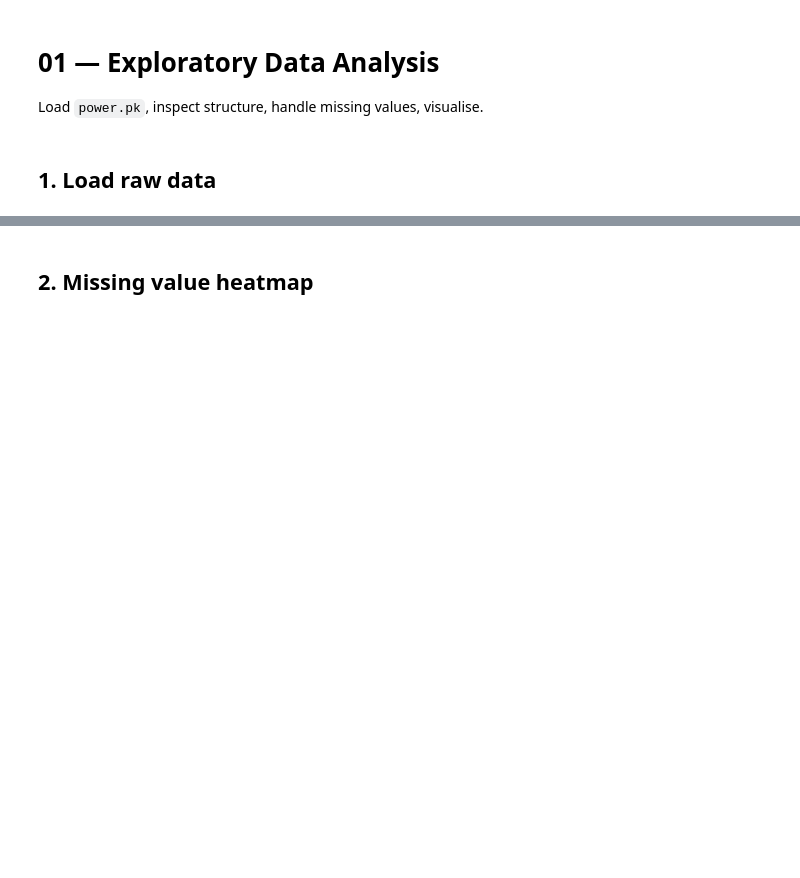
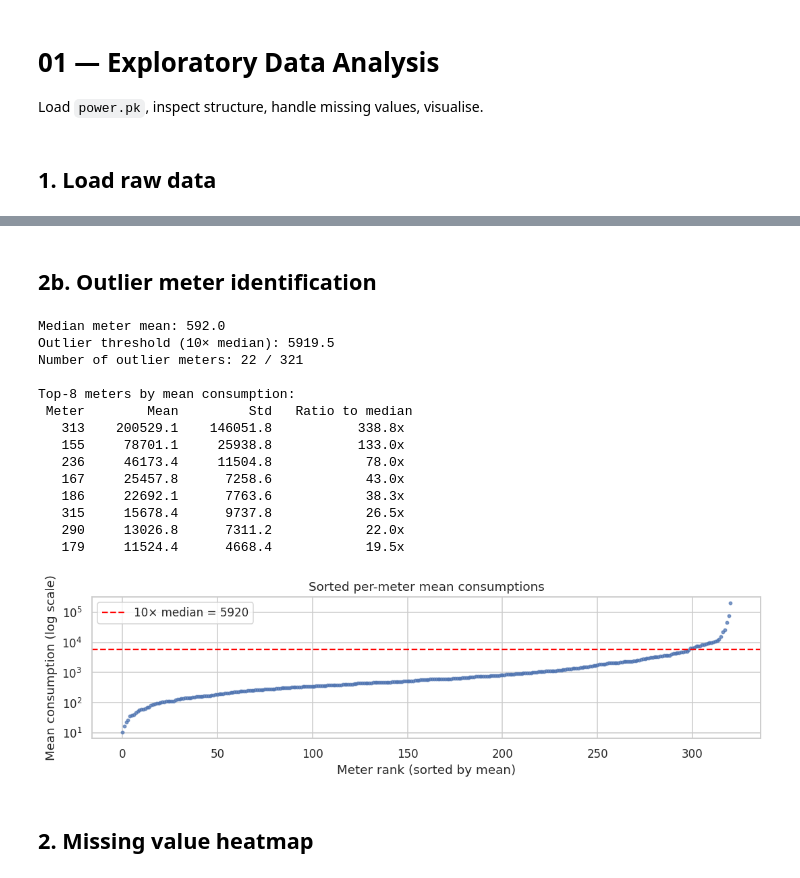
Before and after one commit to ncapac/tesina, a Jupyter notebook: notebooks/01_eda.ipynb, the cells around one changed output, grey strips where cells are left out. Drawn from its saved outputs; the diff is of its cells as text; code cells hidden in the pictures; blank space fills up the shorter version.

```diff
--- a/notebooks/01_eda.ipynb
+++ b/notebooks/01_eda.ipynb
@@ -37,3 +56,50 @@ print(f'Meters with >10% NaN: {(df.isna().mean() > 0.1).sum()}')
+# %% [markdown]
+## 2b. Outlier meter identification
+# %%
+meter_means = np.nanmean(df.values, axis=0)
+meter_stds  = np.nanstd(df.values, axis=0)
+p50 = np.nanmedian(meter_means)
+
+# Define threshold: >10x the median
+outlier_thresh = 10 * p50
+outlier_mask   = meter_means > outlier_thresh
+print(f'Median meter mean: {p50:.1f}')
+print(f'Outlier threshold (10× median): {outlier_thresh:.1f}')
+print(f'Number of outlier meters: {outlier_mask.sum()} / {N}')
+
+top_n = 8
+top_idx = np.argsort(meter_means)[-top_n:][::-1]
+print(f'\nTop-{top_n} meters by mean consumption:')
+print(f"{'Meter':>6}  {'Mean':>10}  {'Std':>10}  {'Ratio to median':>16}")
+for m in top_idx:
+    print(f'{m:>6}  {meter_means[m]:>10.1f}  {meter_stds[m]:>10.1f}  {meter_means[m]/p50:>14.1f}x')
+
+fig, ax = plt.subplots(figsize=(10, 3))
+ax.scatter(range(N), np.sort(meter_means), s=8, alpha=0.7)
+ax.axhline(outlier_thresh, color='red', linestyle='--', label=f'10× median = {outlier_thresh:.0f}')
+ax.set_yscale('log')
+ax.set_xlabel('Meter rank (sorted by mean)')
+ax.set_ylabel('Mean consumption (log scale)')
+ax.set_title('Sorted per-meter mean consumptions')
+ax.legend()
+plt.tight_layout()
+plt.show()
+# %% [output]
+Median meter mean: 592.0
+Outlier threshold (10× median): 5919.5
+Number of outlier meters: 22 / 321
+
+Top-8 meters by mean consumption:
+ Meter        Mean         Std   Ratio to median
+   313    200529.1    146051.8           338.8x
+   155     78701.1     25938.8           133.0x
+   236     46173.4     11504.8            78.0x
+   167     25457.8      7258.6            43.0x
+   186     22692.1      7763.6            38.3x
+   315     15678.4      9737.8            26.5x
+   290     13026.8      7311.2            22.0x
+   179     11524.4      4668.4            19.5x
+[figure, added]
 # %% [markdown]
 ## 2. Missing value heatmap
 # %%
```
Also changed, not shown: parts of 10 cells of this notebook, 15 other files.
